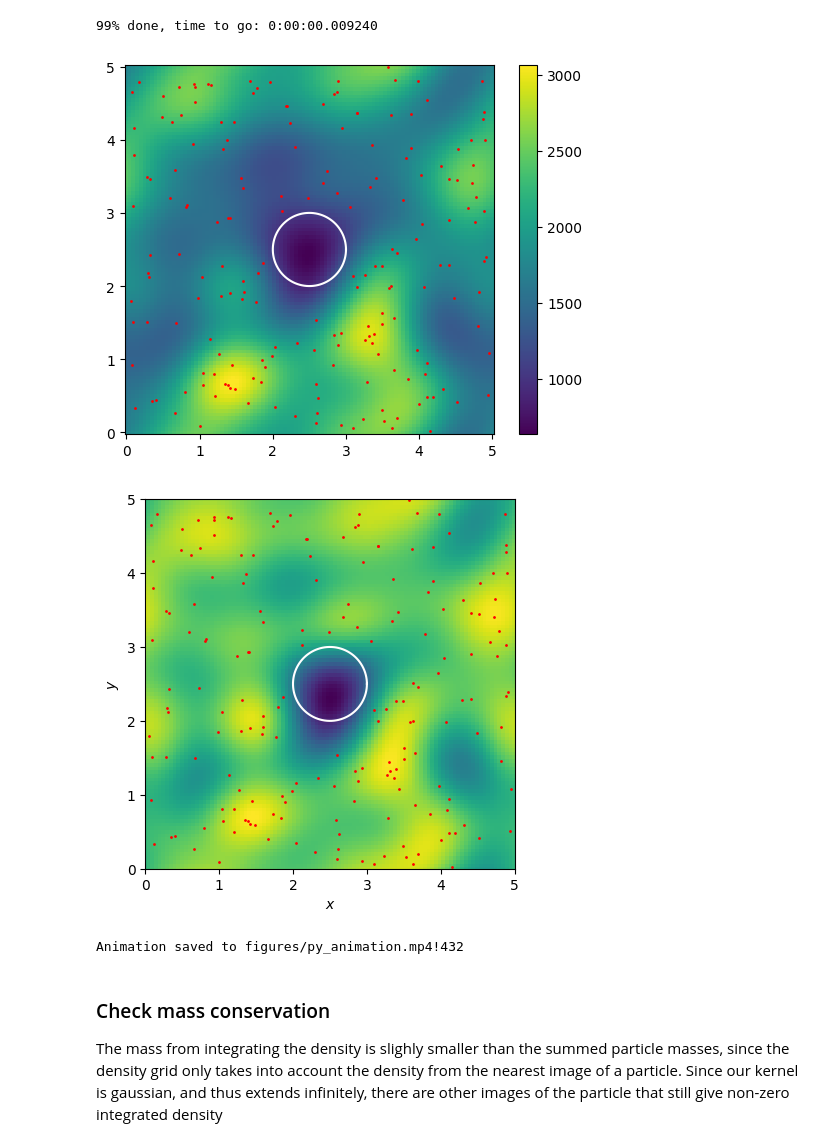
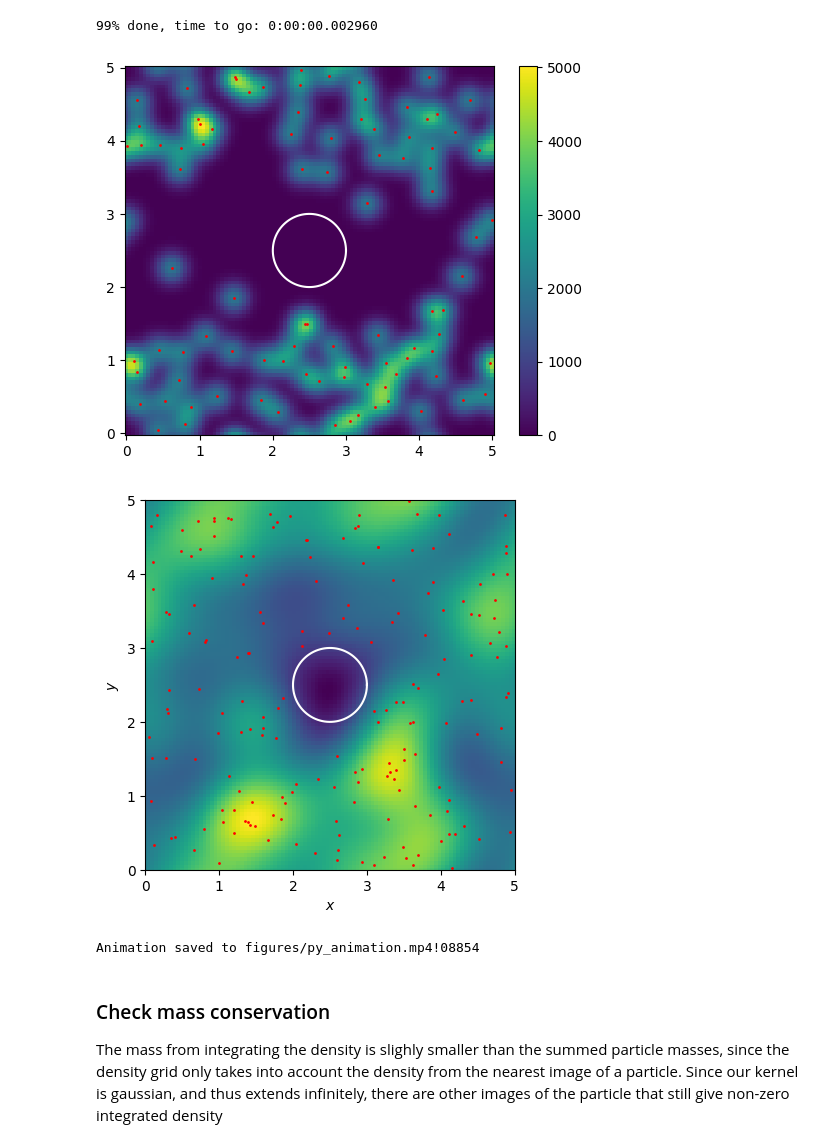
Before and after one commit to slagnews/drag_sph, a Jupyter notebook: sph_test.ipynb, the cells around one changed output. Saved outputs shown, nothing was run; the diff lists cells and outputs as text; code cells hidden in the pictures.

```diff
--- a/sph_test.ipynb
+++ b/sph_test.ipynb
@@ -6,7 +6,7 @@ from sph import integrate, animate_particles, get_density_grid
 # %%
 np.random.seed(0)
 
-no_particles = 200
+no_particles = 100
 no_steps = 100
 L = 5
 h = 0.6
@@ -44,26 +44,26 @@ else:
     positions = data["positions"]
     velocities = data["velocities"]
 # %% [output]
-99% done, time to go: 0:00:00.009240
+99% done, time to go: 0:00:00.002960
 # %%
 fig, ax = plt.subplots()
-idx = 0
+idx = -1
 
 x,y,rho = get_density_grid(positions[idx],masses,L,h)
 im = ax.pcolor(x,y,rho)
 ax.scatter(positions[idx,:,0], positions[idx,:,1], s=1, color="red")
 ax.set_aspect("equal")
 theta = np.linspace(0,2*np.pi,100)
 ax.plot(L/2+central_object["radius"]*np.cos(theta),L/2+central_object["radius"]*np.sin(theta),color="white")
 fig.colorbar(im, ax=ax)
 plt.show()
 # %% [output]
-[figure, old version]
+[figure, new version]
 # %%
-animate_particles(positions[::10], velocities, masses, L, h, fps=10, central_object=central_object, field="velocity", file_name="figures/py_animation.mp4")
+animate_particles(positions, velocities, masses, L, h, fps=10, central_object=central_object, field="density", file_name="figures/py_anim.mp4")
 # %% [output]
-[figure, old version]
+[figure, new version]
-Animation saved to figures/py_animation.mp4!432
+Animation saved to figures/py_animation.mp4!08854
 # %% [markdown]
 ### Check mass conservation
 The mass from integrating the density is slighly smaller than the summed particle masses, since the density grid only takes into account the density from the nearest image of a particle. Since our kernel is gaussian, and thus extends infinitely, there are other images of the particle that still give non-zero  integrated density
```
Also changed, not shown: 9 other files.
